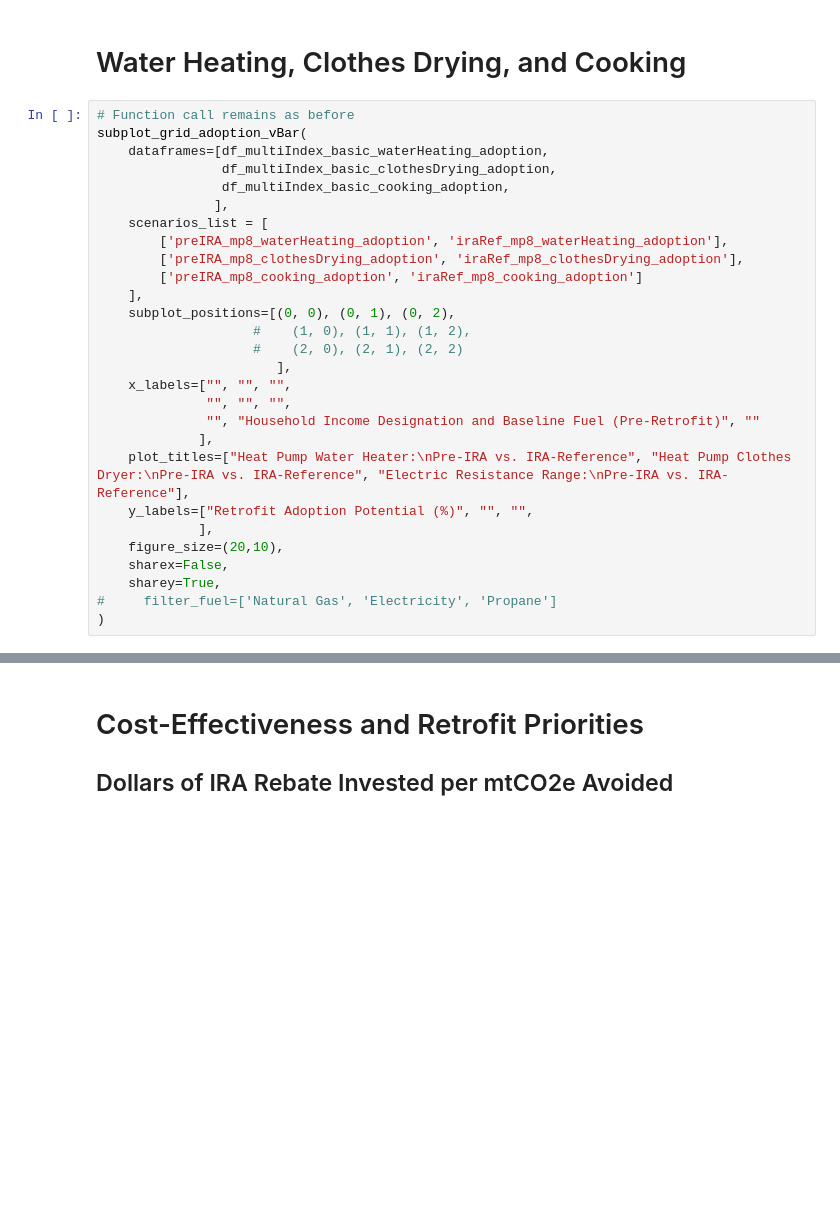
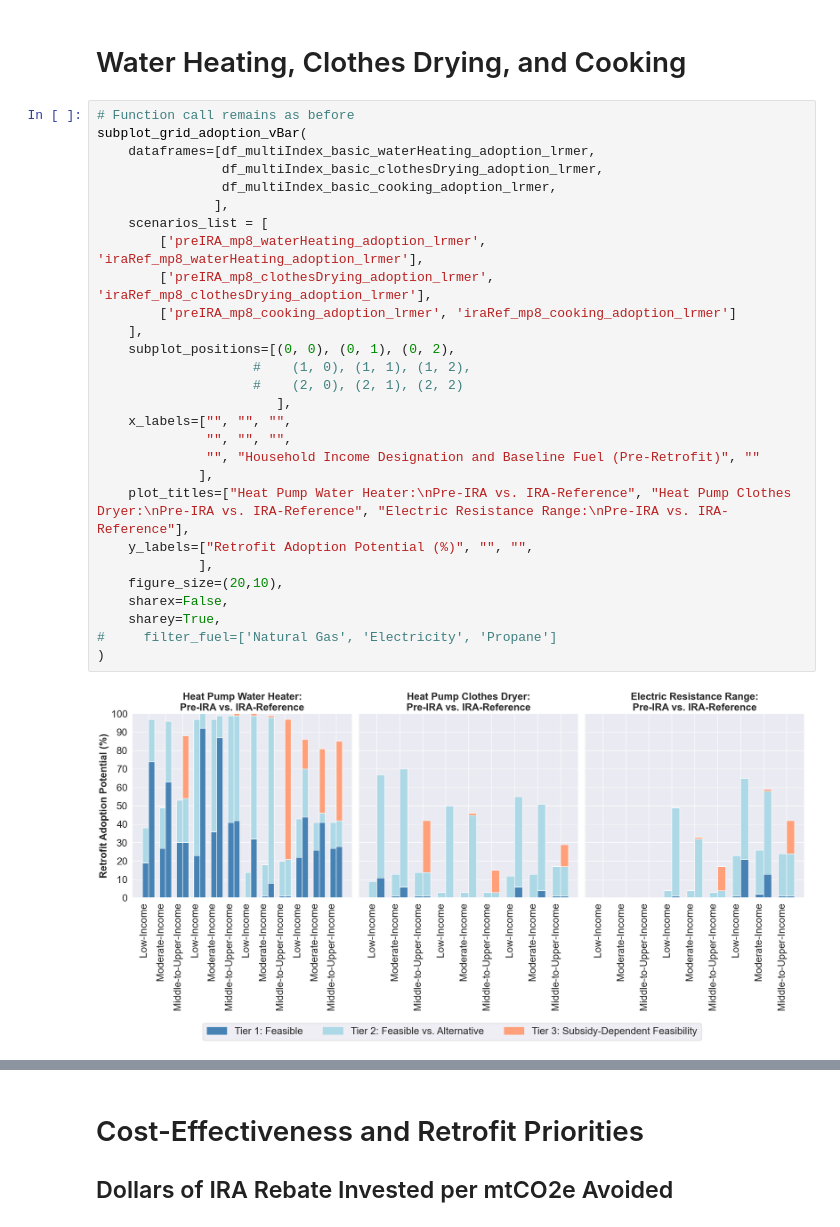
Before and after one commit to jordan-joseph126/cmu-tare-model, a Jupyter notebook: tare_model_main_v1.4.1.ipynb, the cells around one changed output, grey strips where cells are left out. Saved outputs shown, nothing was run; the diff lists cells and outputs as text; blank space fills up the shorter version.

```diff
--- a/tare_model_main_v1.4.1.ipynb
+++ b/tare_model_main_v1.4.1.ipynb
@@ -986,28 +1445,30 @@ df_multiIndex_advanced_heating_adoption
 # %%
 # Function call remains as before
 subplot_grid_adoption_vBar(
-    dataframes=[df_multiIndex_basic_waterHeating_adoption,
-                df_multiIndex_basic_clothesDrying_adoption,
-                df_multiIndex_basic_cooking_adoption,
+    dataframes=[df_multiIndex_basic_waterHeating_adoption_lrmer,
+                df_multiIndex_basic_clothesDrying_adoption_lrmer,
+                df_multiIndex_basic_cooking_adoption_lrmer,
                ],
     scenarios_list = [
-        ['preIRA_mp8_waterHeating_adoption', 'iraRef_mp8_waterHeating_adoption'],
-        ['preIRA_mp8_clothesDrying_adoption', 'iraRef_mp8_clothesDrying_adoption'],
-        ['preIRA_mp8_cooking_adoption', 'iraRef_mp8_cooking_adoption']
+        ['preIRA_mp8_waterHeating_adoption_lrmer', 'iraRef_mp8_waterHeating_adoption_lrmer'],
+        ['preIRA_mp8_clothesDrying_adoption_lrmer', 'iraRef_mp8_clothesDrying_adoption_lrmer'],
+        ['preIRA_mp8_cooking_adoption_lrmer', 'iraRef_mp8_cooking_adoption_lrmer']
     ],
     subplot_positions=[(0, 0), (0, 1), (0, 2),
                     #    (1, 0), (1, 1), (1, 2),
                     #    (2, 0), (2, 1), (2, 2)
                        ],
     x_labels=["", "", "",
               "", "", "",
               "", "Household Income Designation and Baseline Fuel (Pre-Retrofit)", ""
              ],
     plot_titles=["Heat Pump Water Heater:\nPre-IRA vs. IRA-Reference", "Heat Pump Clothes Dryer:\nPre-IRA vs. IRA-Reference", "Electric Resistance Range:\nPre-IRA vs. IRA-Reference"],
     y_labels=["Retrofit Adoption Potential (%)", "", "",
              ],
     figure_size=(20,10),
     sharex=False,
     sharey=True,
 #     filter_fuel=['Natural Gas', 'Electricity', 'Propane']
 )
+# %% [output]
+[figure, added]
```
Also changed, not shown: parts of 37 cells of this notebook, 6 other files.
